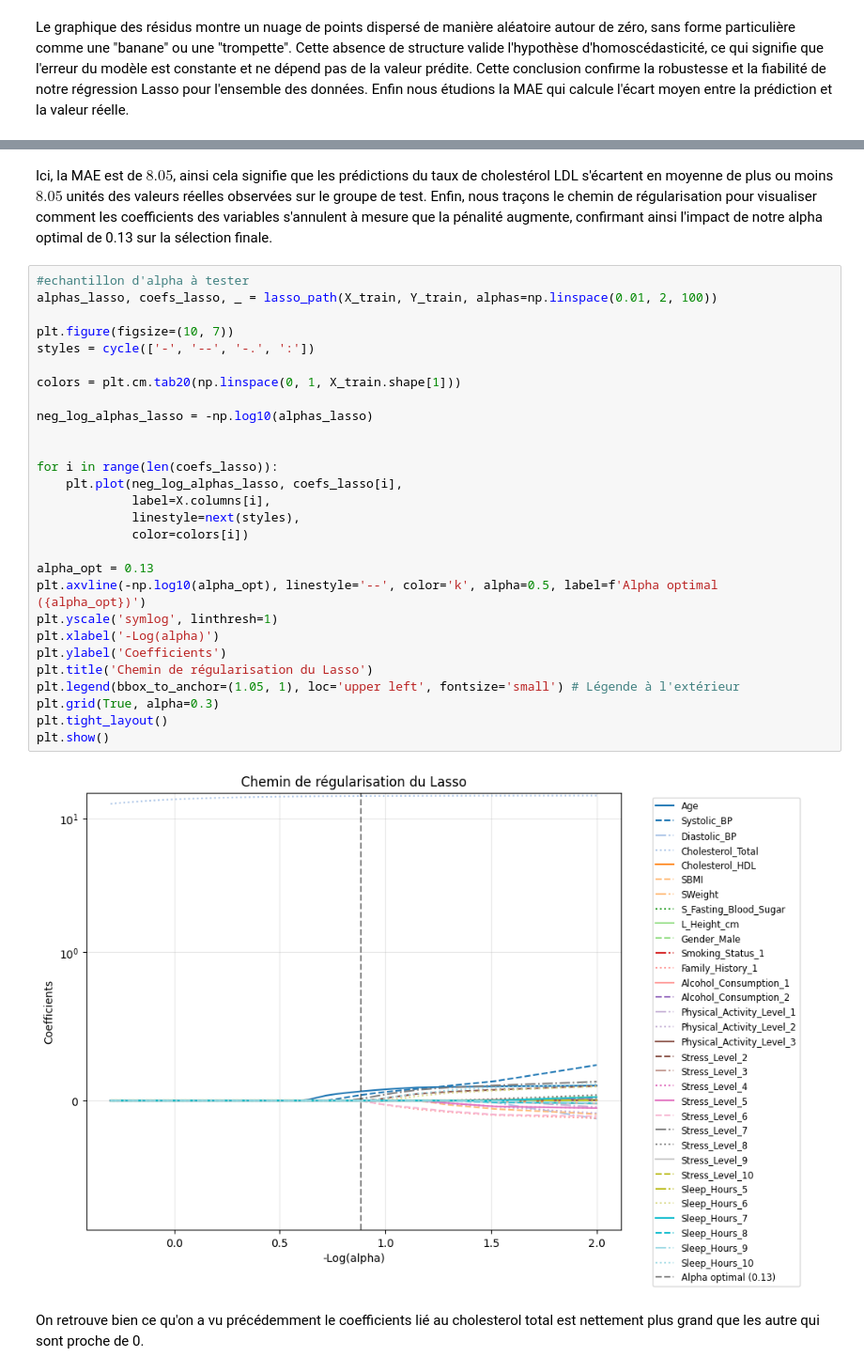
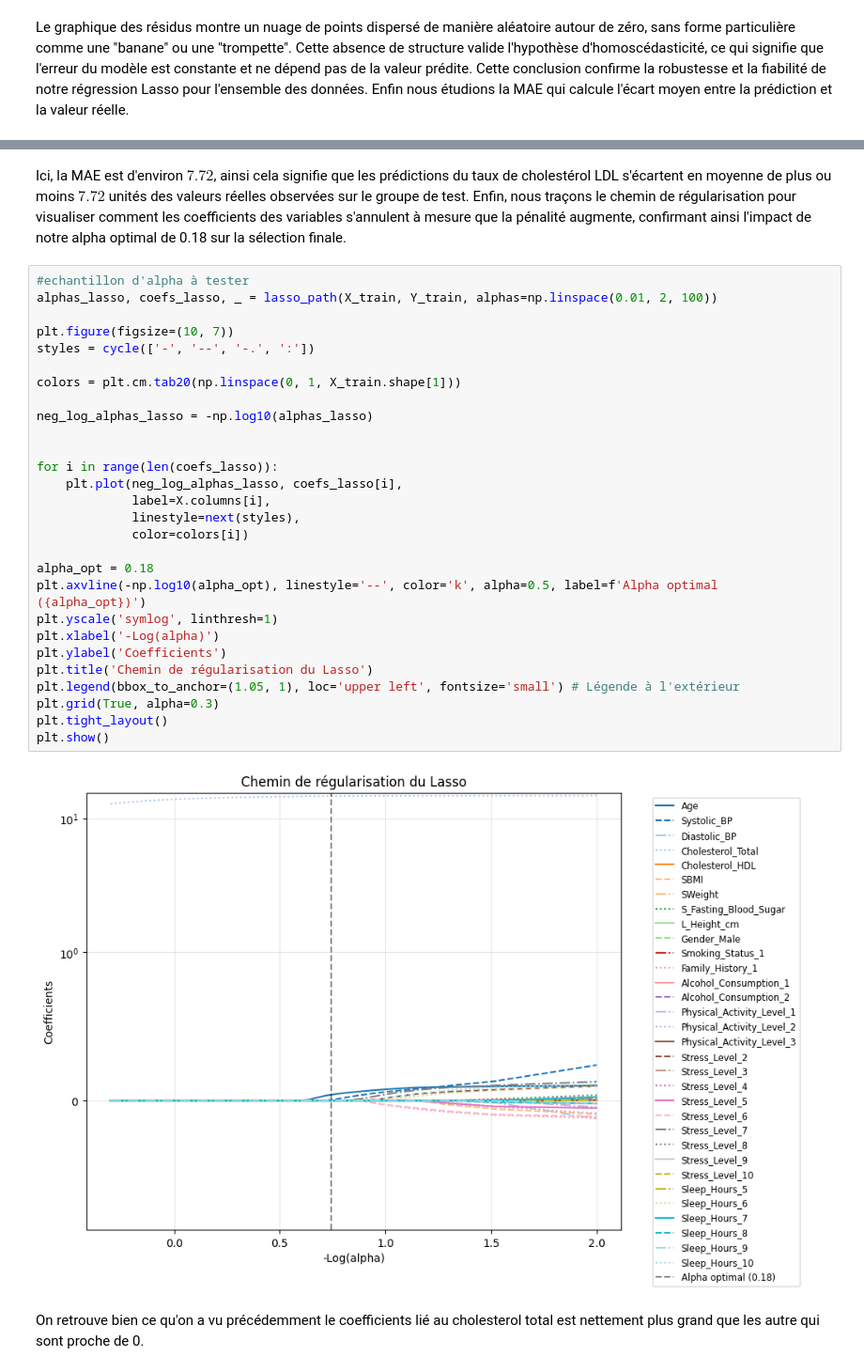
Before and after one commit to Eliott67/Projet_ML, a Jupyter notebook: notebook_python.ipynb, the cells around one changed output, grey strips where cells are left out. Shown at 94% size. Saved outputs shown, nothing was run; the diff lists cells and outputs as text.

```diff
--- a/notebook_python.ipynb
+++ b/notebook_python.ipynb
@@ -820,35 +815,35 @@ Erreur moyenne (MAE) :  7.717086699864803
 # %% [markdown]
-Ici, la MAE est de $8.05$, ainsi cela signifie que les prédictions du taux de cholestérol LDL s'écartent en moyenne de plus ou moins $8.05$ unités des valeurs réelles observées sur le groupe de test. Enfin, nous traçons le chemin de régularisation pour visualiser comment les coefficients des variables s'annulent à mesure que la pénalité augmente, confirmant ainsi l'impact de notre alpha optimal de 0.13 sur la sélection finale.
+Ici, la MAE est d'environ $7.72$, ainsi cela signifie que les prédictions du taux de cholestérol LDL s'écartent en moyenne de plus ou moins $7.72$ unités des valeurs réelles observées sur le groupe de test. Enfin, nous traçons le chemin de régularisation pour visualiser comment les coefficients des variables s'annulent à mesure que la pénalité augmente, confirmant ainsi l'impact de notre alpha optimal de 0.18 sur la sélection finale.
 # %%
 #echantillon d'alpha à tester
 alphas_lasso, coefs_lasso, _ = lasso_path(X_train, Y_train, alphas=np.linspace(0.01, 2, 100))
 
 plt.figure(figsize=(10, 7))
 styles = cycle(['-', '--', '-.', ':'])
 
 colors = plt.cm.tab20(np.linspace(0, 1, X_train.shape[1]))
 
 neg_log_alphas_lasso = -np.log10(alphas_lasso)
 
 
 for i in range(len(coefs_lasso)):
     plt.plot(neg_log_alphas_lasso, coefs_lasso[i],
              label=X.columns[i],
              linestyle=next(styles),
              color=colors[i])
 
-alpha_opt = 0.13
+alpha_opt = 0.18
 plt.axvline(-np.log10(alpha_opt), linestyle='--', color='k', alpha=0.5, label=f'Alpha optimal ({alpha_opt})')
 plt.yscale('symlog', linthresh=1)
 plt.xlabel('-Log(alpha)')
 plt.ylabel('Coefficients')
 plt.title('Chemin de régularisation du Lasso')
 plt.legend(bbox_to_anchor=(1.05, 1), loc='upper left', fontsize='small') # Légende à l'extérieur
 plt.grid(True, alpha=0.3)
 plt.tight_layout()
 plt.show()
 # %% [output]
-[figure, old version]
+[figure, new version]
 # %% [markdown]
 On retrouve bien ce qu'on a vu précédemment le coefficients lié au cholesterol total est nettement plus grand que les autre qui sont proche de 0.
 # %% [markdown]
```
Also changed, not shown: parts of 68 cells of this notebook.
